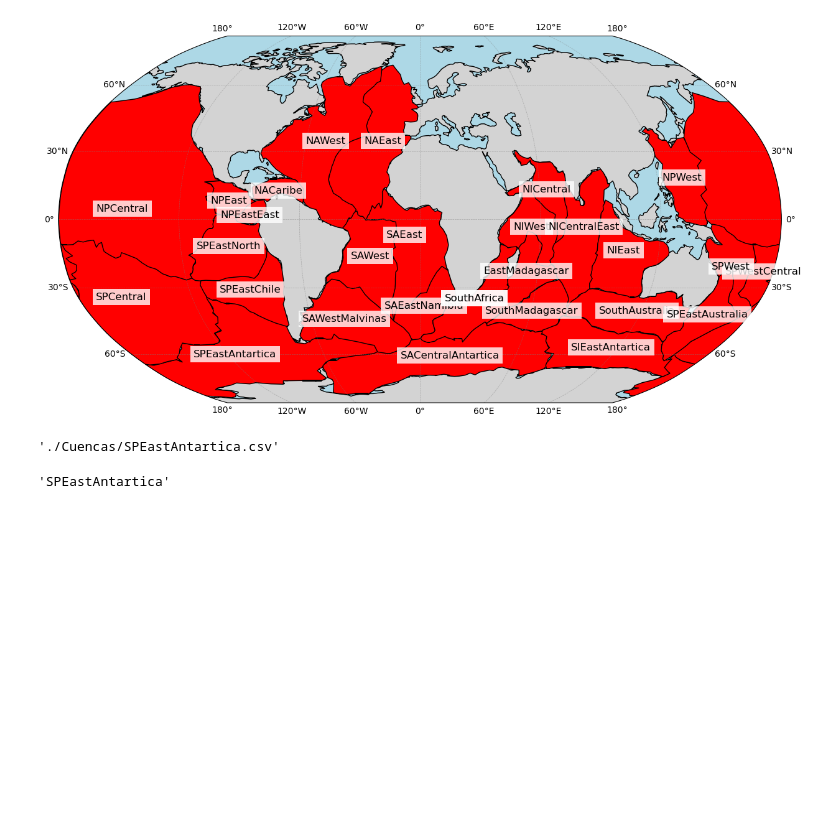
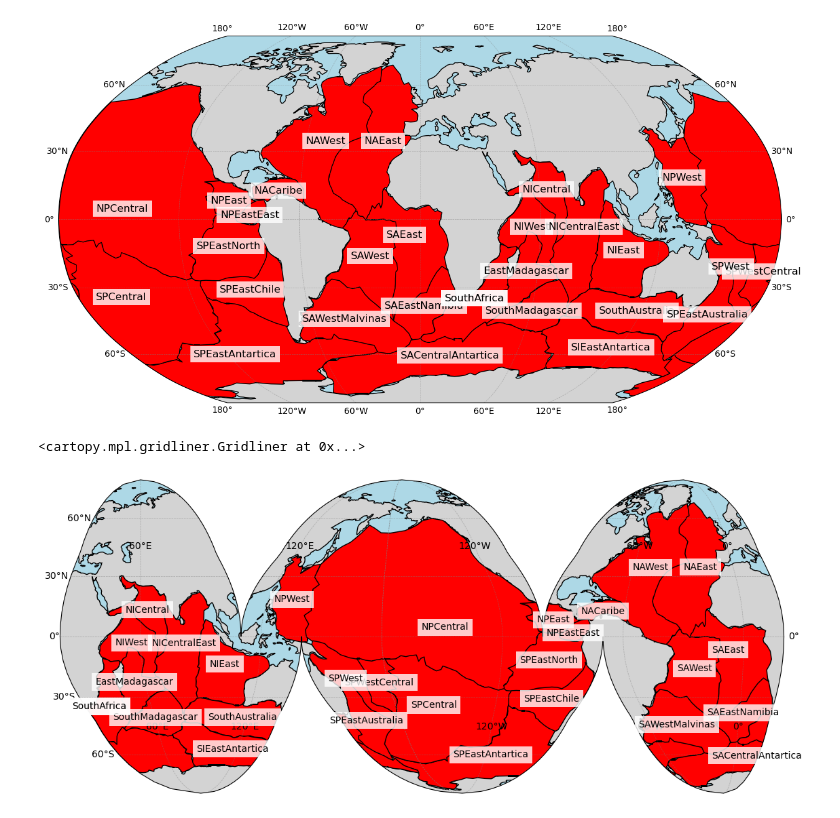
Before and after one commit to PedroVelez/GlobalOceanAnalysisWOCE, a Jupyter notebook: CreaCuencas/RepresentaCuencas.ipynb, the cells around one changed output. Drawn from its saved outputs; the diff is of its cells as text; code cells hidden in the pictures; blank space fills up the shorter version.

```diff
--- a/CreaCuencas/RepresentaCuencas.ipynb
+++ b/CreaCuencas/RepresentaCuencas.ipynb
@@ -96,10 +95,49 @@ ax.gridlines(draw_labels=True,linewidth=0.5,color='gray',alpha=0.5,linestyle='--
 <cartopy.mpl.gridliner.Gridliner at 0x...>
 [figure]
 # %%
-file
+fig, ax = plt.subplots(figsize=(20,6),
+    subplot_kw={'projection': ccrs.InterruptedGoodeHomolosine(central_longitude=-160,emphasis='ocean')})
+
+ax.set_global()
+ax.coastlines(resolution='110m')
+ax.add_feature(cfeature.LAND, facecolor='lightgray')
+ax.add_feature(cfeature.OCEAN, facecolor='lightblue')
+
+for file in filesA:
+    df = pd.read_csv(file)
+    poly=Polygon(np.column_stack((df.lon, df.lat)))
+    ax.add_geometries(
+        [poly],
+        crs=ccrs.PlateCarree(),   # coordenadas lon/lat
+        facecolor='red',
+        edgecolor='black')
+
+    ax.text(df.lon.mean(),df.lat.mean(),file[10:-4],transform=ccrs.PlateCarree(),fontsize=10,ha='center',va='center',bbox=dict(facecolor='white', alpha=0.8,edgecolor='none' ))
+
+
+for file in filesI:
+    df = pd.read_csv(file)
+    poly=Polygon(np.column_stack((df.lon, df.lat)))
+    ax.add_geometries(
+        [poly],
+        crs=ccrs.PlateCarree(),   # coordenadas lon/lat
+        facecolor='red',
+        edgecolor='black')
+    ax.text(df.lon.mean(),df.lat.mean(),file[10:-4],transform=ccrs.PlateCarree(),fontsize=10,ha='center',va='center',bbox=dict(facecolor='white', alpha=0.8,edgecolor='none' ))
+
+for file in filesP:
+    df = pd.read_csv(file)
+    #ax.plot(df.lon, df.lat,color='red', transform=ccrs.PlateCarree())
+    poly=Polygon(np.column_stack((df.lon, df.lat)))
+    ax.add_geometries(
+        [poly],
+        crs=ccrs.PlateCarree(),   # coordenadas lon/lat
+        facecolor='red',
+        edgecolor='black')
+    ax.text(df.lon.mean(),df.lat.mean(),file[10:-4],transform=ccrs.PlateCarree(),fontsize=10,ha='center',va='center',bbox=dict(facecolor='white', alpha=0.8,edgecolor='none' ))
+
+
+ax.gridlines(draw_labels=True,linewidth=0.5,color='gray',alpha=0.5,linestyle='--')
 # %% [output]
-'./Cuencas/SPEastAntartica.csv'
+<cartopy.mpl.gridliner.Gridliner at 0x...>
+[figure, added]
-# %%
-file[10:-4]
-# %% [output]
-'SPEastAntartica'
```
Also changed, not shown: parts of 1 cell of this notebook, 1 other file.
